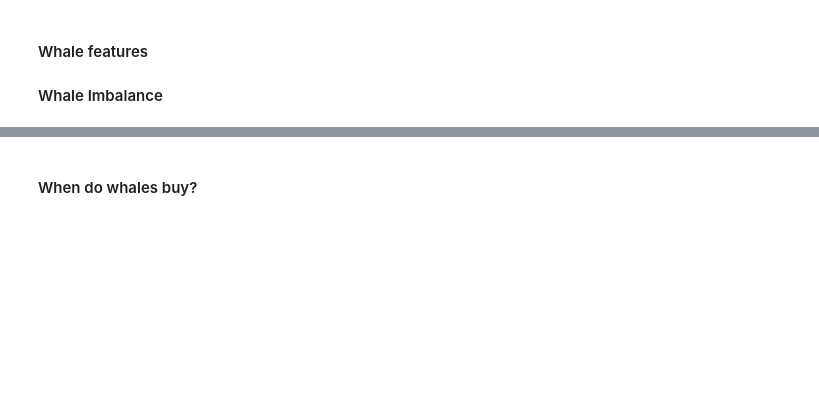
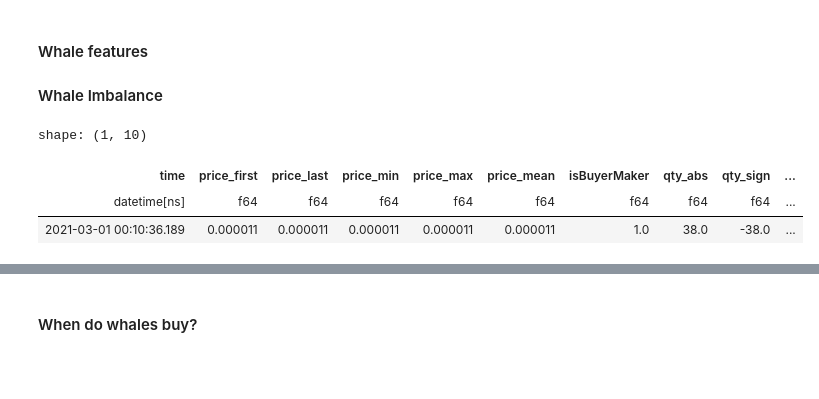
Before and after one commit to B0R0koko/pumps_and_dumps, a Jupyter notebook: notebooks/feature_design_polars.ipynb, the cells around one changed output, grey strips where cells are left out. Drawn from its saved outputs; the diff is of its cells as text; code cells hidden in the pictures; blank space fills up the shorter version.

```diff
--- a/notebooks/feature_design_polars.ipynb
+++ b/notebooks/feature_design_polars.ipynb
@@ -129,3 +129,14 @@ df_group["time"].max(), df_group["time"].min()
 <h4>Whale features</h4>
 
 <h4>Whale Imbalance</h4>
+# %%
+df_group = df_group.with_columns(
+    date = pl.col("time").dt.truncate("1d")
+)
+
+df_group.head(1)
+# %% [output]
+shape: (1, 10)
+| time | price_first | price_last | price_min | price_max | price_mean | isBuyerMaker | qty_abs | qty_sign | ... |
+| datetime[ns] | f64 | f64 | f64 | f64 | f64 | f64 | f64 | f64 | ... |
+| 2021-03-01 00:10:36.189 | 0.000011 | 0.000011 | 0.000011 | 0.000011 | 0.000011 | 1.0 | 38.0 | -38.0 | ... |
```
Also changed, not shown: parts of 26 cells of this notebook, 7 other files.
